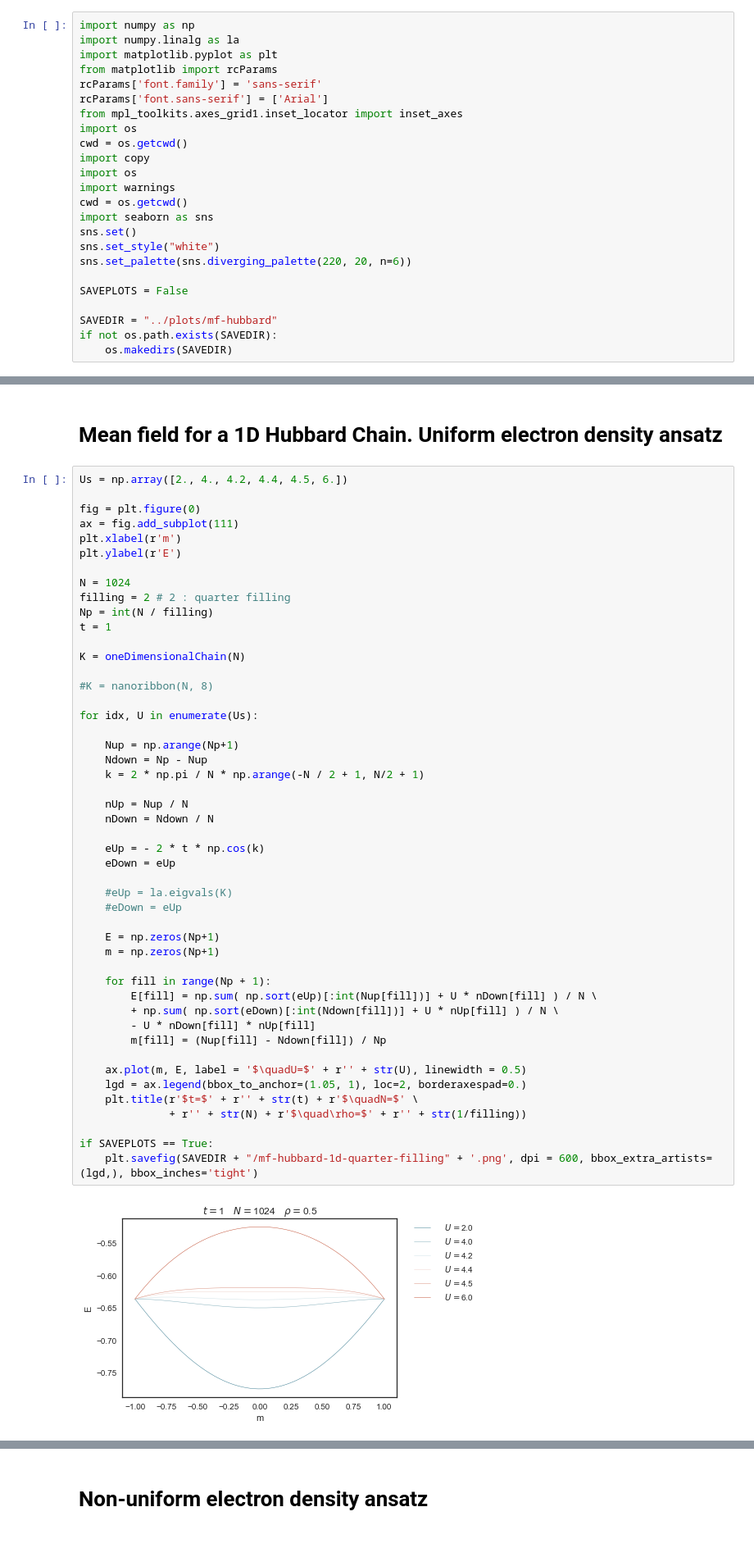
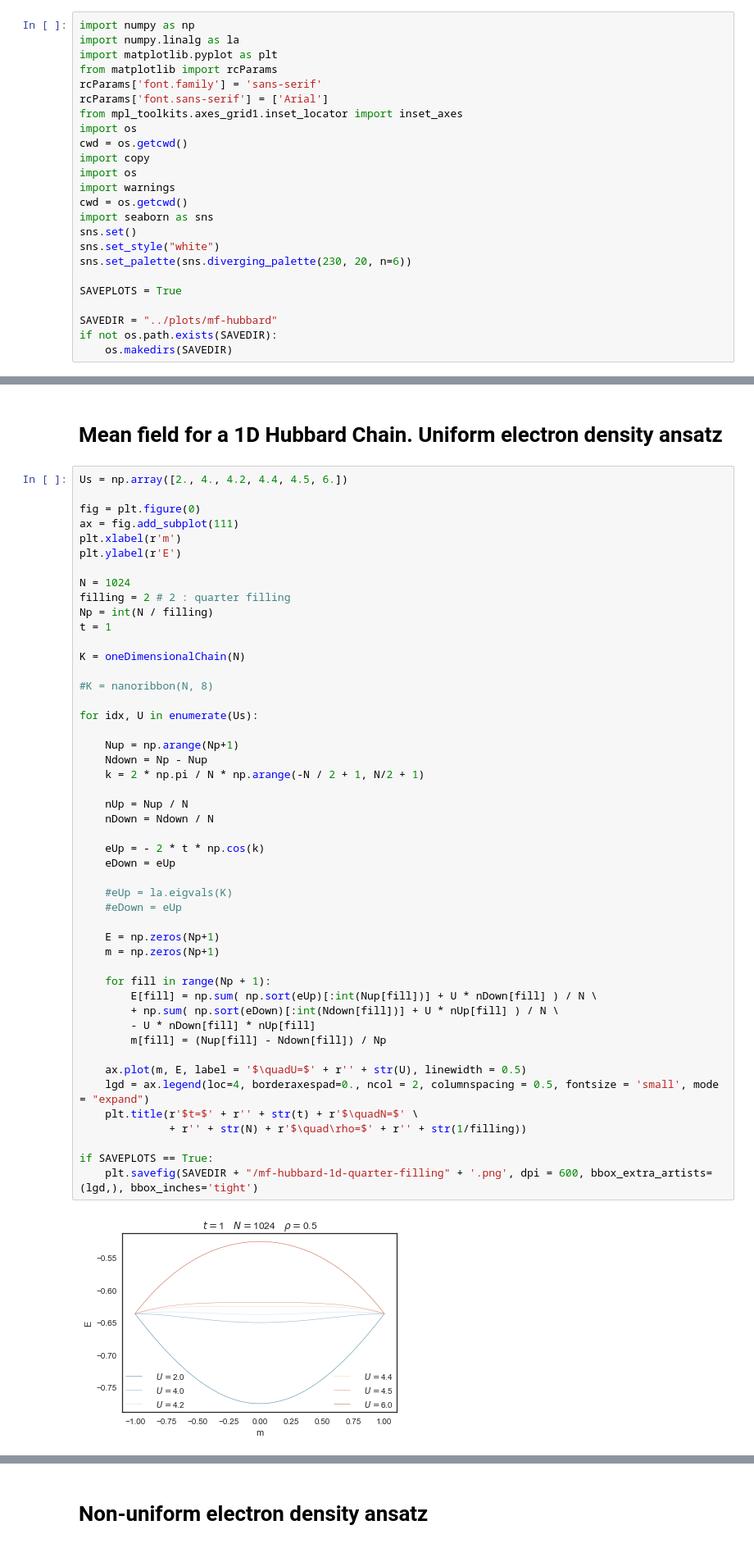
Before and after one commit to SriramanT/qmc_master_code, a Jupyter notebook: ANALYTICAL/src/hubbard-mf.ipynb, the cells around one changed output, grey strips where cells are left out. Shown at 82% size. Saved outputs shown, nothing was run; the diff lists cells and outputs as text.

Commit message:
added bands, corrected plots

```diff
--- a/ANALYTICAL/src/hubbard-mf.ipynb
+++ b/ANALYTICAL/src/hubbard-mf.ipynb
@@ -15,9 +15,9 @@ cwd = os.getcwd()
 import seaborn as sns
 sns.set()
 sns.set_style("white")
-sns.set_palette(sns.diverging_palette(220, 20, n=6))
+sns.set_palette(sns.diverging_palette(230, 20, n=6))
 
-SAVEPLOTS = False
+SAVEPLOTS = True
 
 SAVEDIR = "../plots/mf-hubbard"
 if not os.path.exists(SAVEDIR):
@@ -124,33 +124,33 @@ for idx, U in enumerate(Us):
 
     Nup = np.arange(Np+1)
     Ndown = Np - Nup
     k = 2 * np.pi / N * np.arange(-N / 2 + 1, N/2 + 1)
 
     nUp = Nup / N
     nDown = Ndown / N
 
     eUp = - 2 * t * np.cos(k)
     eDown = eUp
 
     #eUp = la.eigvals(K)
     #eDown = eUp
 
     E = np.zeros(Np+1)
     m = np.zeros(Np+1)
 
     for fill in range(Np + 1):
         E[fill] = np.sum( np.sort(eUp)[:int(Nup[fill])] + U * nDown[fill] ) / N \
         + np.sum( np.sort(eDown)[:int(Ndown[fill])] + U * nUp[fill] ) / N \
         - U * nDown[fill] * nUp[fill]
         m[fill] = (Nup[fill] - Ndown[fill]) / Np
 
     ax.plot(m, E, label = '$\quadU=$' + r'' + str(U), linewidth = 0.5)
-    lgd = ax.legend(bbox_to_anchor=(1.05, 1), loc=2, borderaxespad=0.)
+    lgd = ax.legend(loc=4, borderaxespad=0., ncol = 2, columnspacing = 0.5, fontsize = 'small', mode = "expand")
     plt.title(r'$t=$' + r'' + str(t) + r'$\quadN=$' \
               + r'' + str(N) + r'$\quad\rho=$' + r'' + str(1/filling))
 
 if SAVEPLOTS == True:
     plt.savefig(SAVEDIR + "/mf-hubbard-1d-quarter-filling" + '.png', dpi = 600, bbox_extra_artists=(lgd,), bbox_inches='tight')
 # %% [output]
-[figure, old version]
+[figure, new version]
 # %%
```
Also changed, not shown: parts of 2 cells of this notebook, 15 other files.
